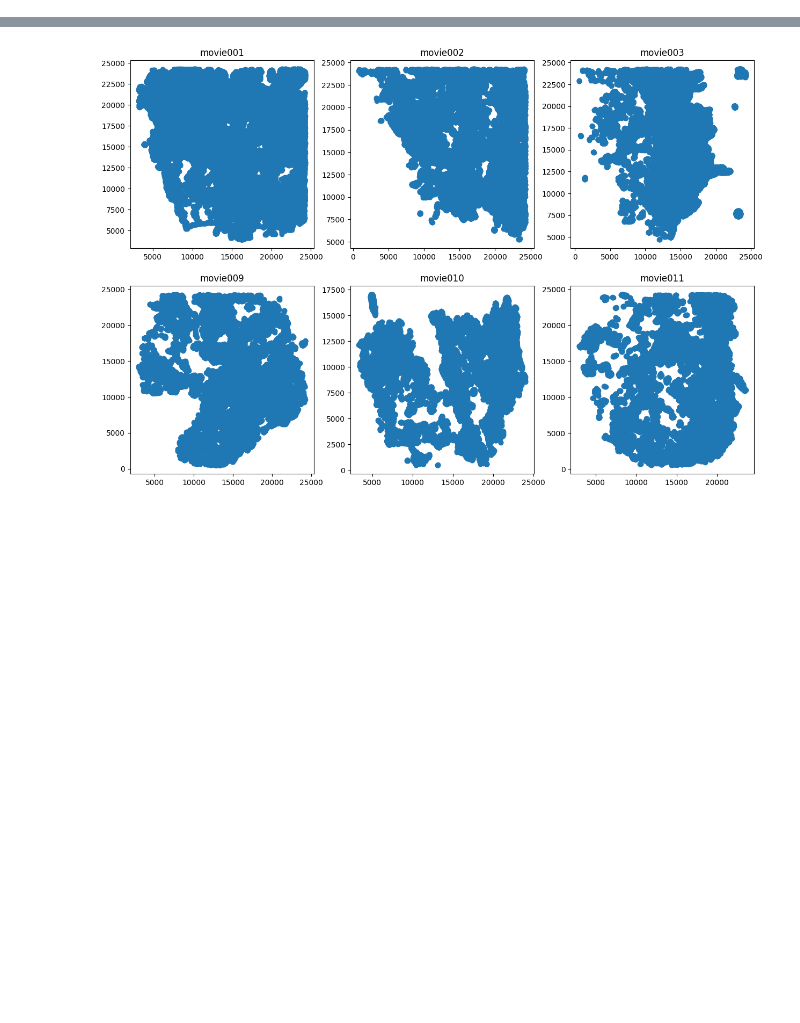
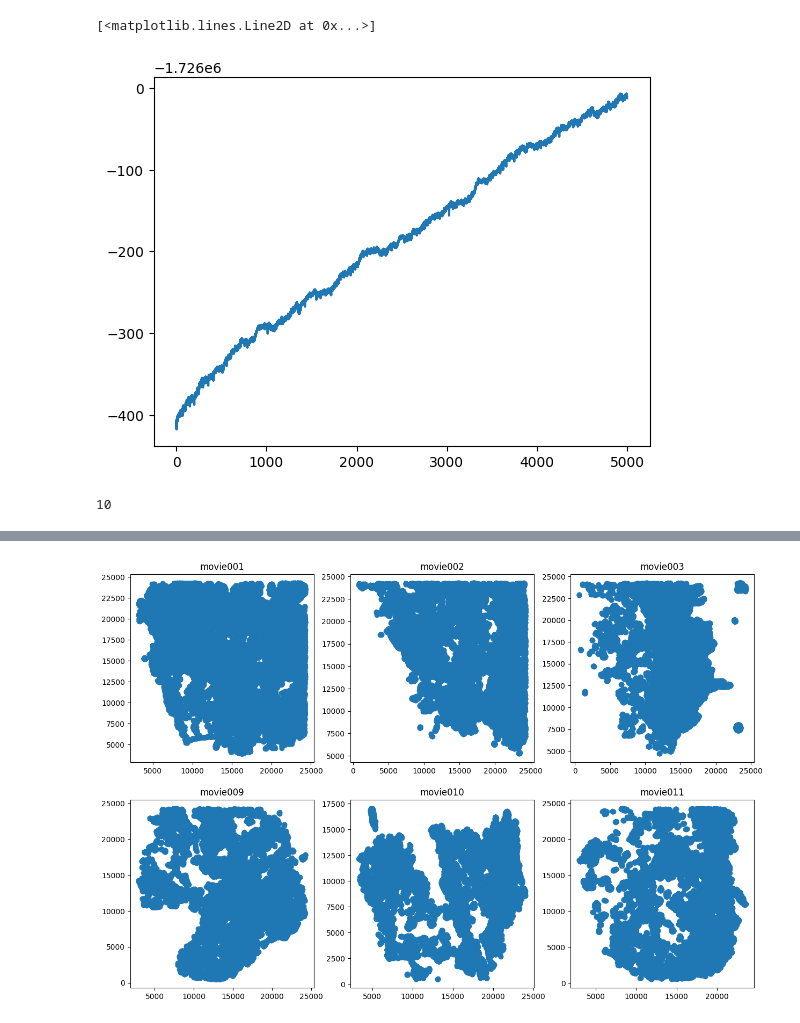
Before and after one commit to vkumar61/GPcurve, a Jupyter notebook: Auxilliary/visualizationtion code.ipynb, the cells around one changed output, grey strips where cells are left out. Saved outputs shown, nothing was run; the diff lists cells and outputs as text; code cells hidden in the pictures; blank space fills up the shorter version.

```diff
--- a/Auxilliary/visualizationtion code.ipynb
+++ b/Auxilliary/visualizationtion code.ipynb
@@ -11,0 +29,19 @@ from scipy import stats
+# %%
+file = open("C:/Users/vkuma/PresseLab/Research/4000 2525.079863908195 4696.858383981125variables.pkl", "rb")
+variables2 = pickle.load(file)
+file = open("C:/Users/vkuma/PresseLab/Research/4000 2525.079863908195 4696.858383981125data.pkl", "rb")
+data2 = pickle.load(file)
+
+file = "C:/Users/vkuma/PresseLab/Research/Testing.h5"
+f = h5py.File(file, 'r')
+dVect2 = f['d'][()]
+pVect2 = f['P'][()]
+# %%
+plt.plot(pVect2[-5000:])
+# %% [output]
+[<matplotlib.lines.Line2D at 0x...>]
+[figure, added]
+# %%
+variables2.temperature
+# %% [output]
+10
```
Also changed, not shown: parts of 9 cells of this notebook, 13 other files.
